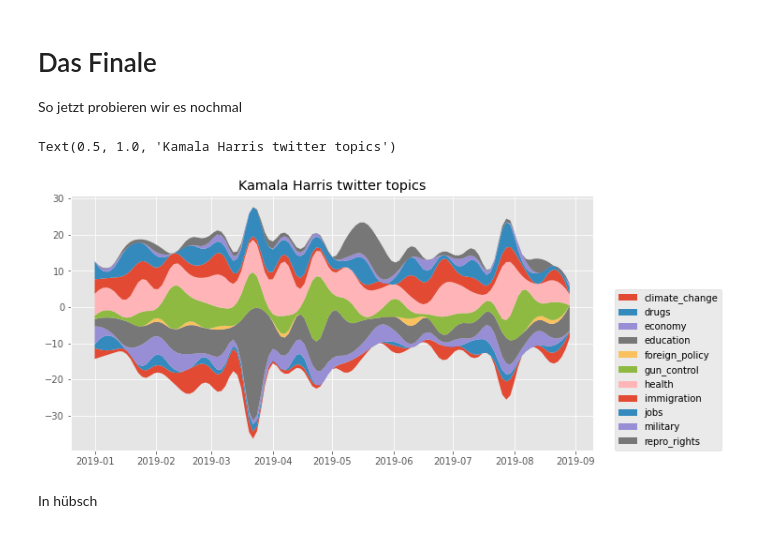
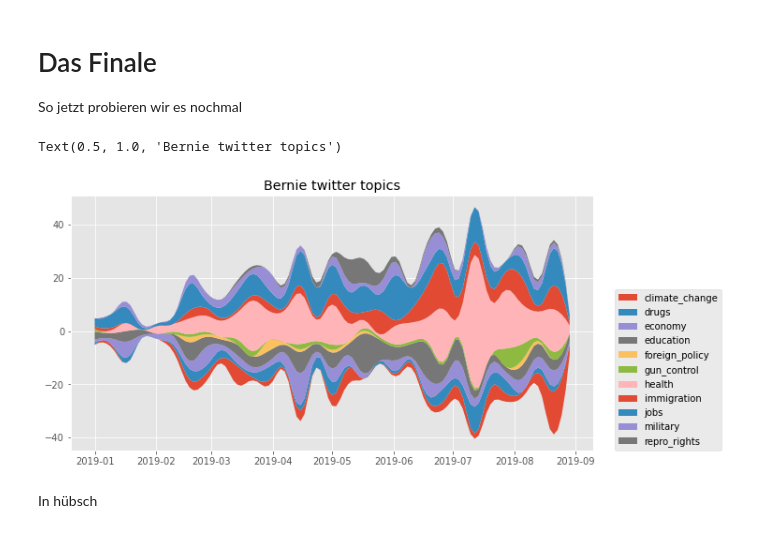
Before and after one commit to MAZ-CAS-DDJ/kurs_21_22, a Jupyter notebook: 16 Textanalyse Verfiefung Teil 2/2.7 Ganzes Beispiel von A-Z - Topic modeling for tweets.ipynb, the cells around one changed output. Drawn from its saved outputs; the diff is of its cells as text; code cells hidden in the pictures.

```diff
--- a/16 Textanalyse Verfiefung Teil 2/2.7 Ganzes Beispiel von A-Z - Topic modeling for tweets.ipynb
+++ b/16 Textanalyse Verfiefung Teil 2/2.7 Ganzes Beispiel von A-Z - Topic modeling for tweets.ipynb
@@ -358,3 +373,6 @@ Von den ersten fünf Tweets scheint nur der vierte in eine Kategorie zu passen -
 Wir werden jede Kategorie durchlaufen und dann prüfen, ob einer der Begriffe für diese Kategorie eine "1" enthält. In diesem Fall weisen wir dieser Zeile eine "1" für die Kategorie zu. Wenn nicht, geben wir eine 0.
 
 Zum Beispiel hat Zeile 3 nicht "students" oder "education", sondern "teacher". Als Ergebnis erhält es eine "1" für die Bildungskategorie.
+# %%
+terms = ['climat', 'emiss', 'carbon']
+words_df[terms]#.any(axis=1).astype(int)
@@ -554,7 +617,7 @@ Wir sehen jetzt, dass es ein datetime64 [ns, UTC] ist, was bedeutet, dass wir Di
 Das Gruppieren nach Zeit heisst resampling auf und ist recht einfach. Wir werden die Tweets von Kamala Harris herausziehen und sie dann anhand der Datumsspalte in 8-Tage-Chunks resamplen.
 # %%
 # Resample and make it sum every 7 days
-harris = df[df.username == 'KamalaHarris'].resample('8D', on='date').sum()
+harris = df[df.username == 'BernieSanders'].resample('8D', on='date').sum()
 harris.head()
 # %% [output]
 |  | climate_change | drugs | economy | education | foreign_policy | gun_control | health | immigration | ... |
@@ -649,18 +712,18 @@ So jetzt probieren wir es nochmal
 # %%
 fig, ax = plt.subplots(figsize=(10,5))
 
 # Plot a stackplot - https://matplotlib.org/3.1.1/gallery/lines_bars_and_markers/stackplot_demo.html
 ax.stackplot(smoothed.index, smoothed.T,
              baseline='wiggle', labels=smoothed.columns)
 
 # Move the legend off of the chart
 ax.legend(loc=(1.04,0))
 
 # Set the title
-ax.set_title("Kamala Harris twitter topics")
+ax.set_title("Bernie twitter topics")
 # %% [output]
-Text(0.5, 1.0, 'Kamala Harris twitter topics')
+Text(0.5, 1.0, 'Bernie twitter topics')
-[figure, old version]
+[figure, new version]
 # %% [markdown]
 In hübsch
 # %%
```
Also changed, not shown: parts of 22 cells of this notebook, 11 other files.
